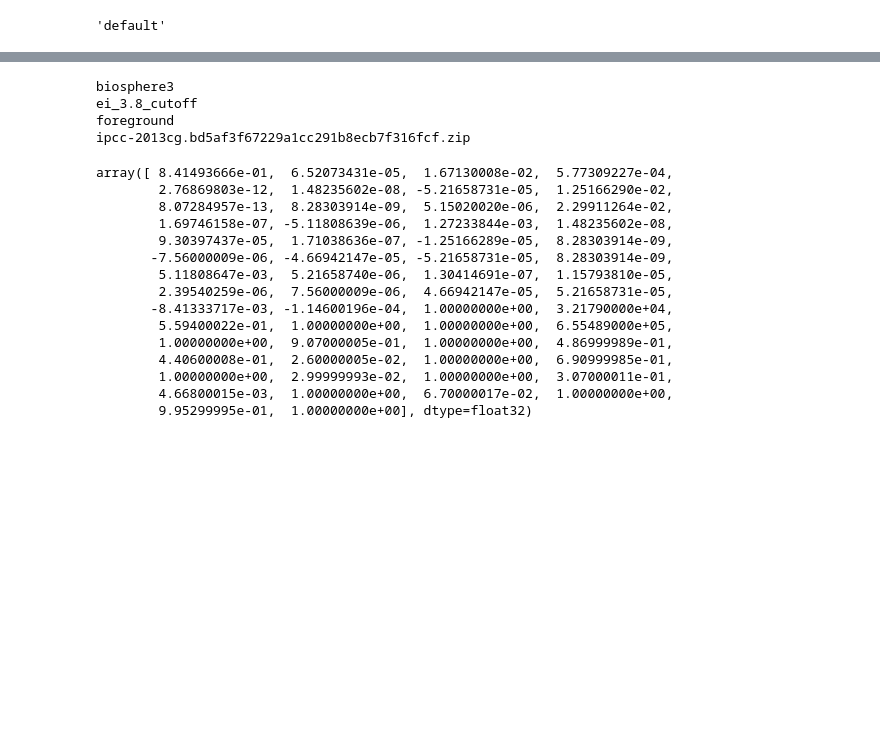
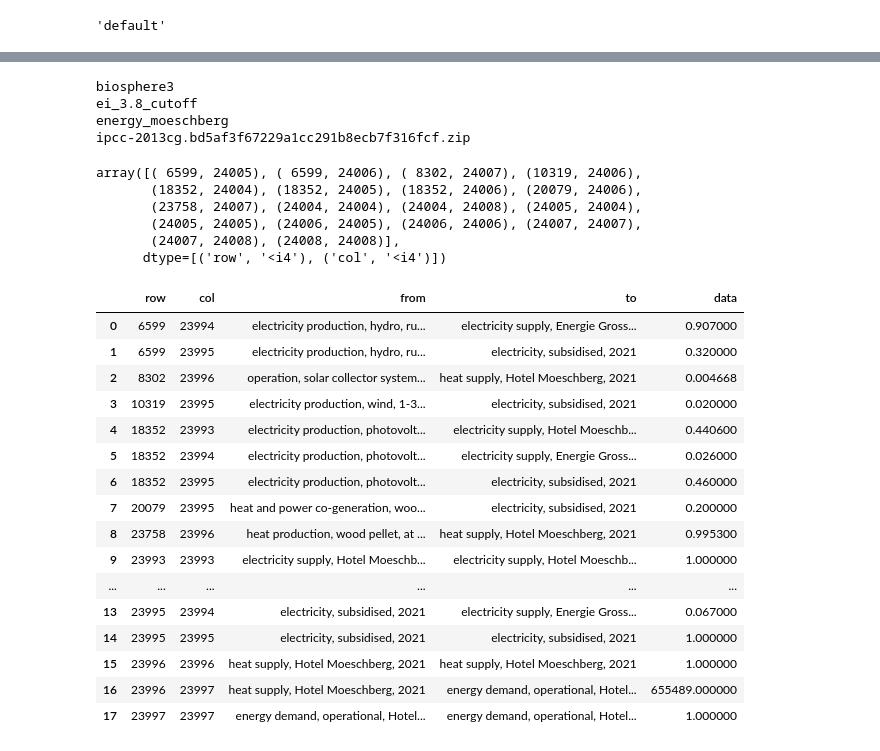
Before and after one commit to tyrael147/moeschpond, a Jupyter notebook: LCA_foreground.ipynb, the cells around one changed output, grey strips where cells are left out. Drawn from its saved outputs; the diff is of its cells as text; code cells hidden in the pictures; blank space fills up the shorter version.

```diff
--- a/LCA_foreground.ipynb
+++ b/LCA_foreground.ipynb
@@ -92,2 +108,2 @@ AssertionError: Must provide valid name for metadata section (got 'None')
 # %%
-fu = {bd.get_activity(database="foreground", name = "Operationnal energy demand"):1}
+fu = {bd.get_activity(database="energy_moeschberg", name = "energy demand, operational, Hotel Moeschberg"):1}
@@ -108,30 +128,24 @@ for obj in objects:
 # %% [output]
 biosphere3
 ei_3.8_cutoff
-foreground
+energy_moeschberg
 ipcc-2013cg.bd5af3f67229a1cc291b8ecb7f316fcf.zip
 # %%
-data, _ = objects[2].get_resource("foreground_technosphere_matrix.data")
-indices, _ = objects[2].get_resource("foreground_technosphere_matrix.indices")
-flip, _ = objects[2].get_resource("foreground_technosphere_matrix.flip")
+data, _ = objects[2].get_resource("energy_moeschberg_technosphere_matrix.data")
+indices, _ = objects[2].get_resource("energy_moeschberg_technosphere_matrix.indices")
+flip, _ = objects[2].get_resource("energy_moeschberg_technosphere_matrix.flip")
+unique_indices = set([a for b in indices for a in b])
+mapping_act=dict.fromkeys(int(i) for i in unique_indices) #json accepts only int not int32
+for i in unique_indices:
+    mapping_act[i]=bd.get_activity(i)['name']
+rows = [tup[0] for tup in indices]
+cols = [tup[1] for tup in indices]
-# %%
-data
-# %% [output]
-array([ 8.41493666e-01,  6.52073431e-05,  1.67130008e-02,  5.77309227e-04,
-        2.76869803e-12,  1.48235602e-08, -5.21658731e-05,  1.25166290e-02,
-        8.07284957e-13,  8.28303914e-09,  5.15020020e-06,  2.29911264e-02,
-        1.69746158e-07, -5.11808639e-06,  1.27233844e-03,  1.48235602e-08,
-        9.30397437e-05,  1.71038636e-07, -1.25166289e-05,  8.28303914e-09,
-       -7.56000009e-06, -4.66942147e-05, -5.21658731e-05,  8.28303914e-09,
-        5.11808647e-03,  5.21658740e-06,  1.30414691e-07,  1.15793810e-05,
-        2.39540259e-06,  7.56000009e-06,  4.66942147e-05,  5.21658731e-05,
-       -8.41333717e-03, -1.14600196e-04,  1.00000000e+00,  3.21790000e+04,
-        5.59400022e-01,  1.00000000e+00,  1.00000000e+00,  6.55489000e+05,
-        1.00000000e+00,  9.07000005e-01,  1.00000000e+00,  4.86999989e-01,
-        4.40600008e-01,  2.60000005e-02,  1.00000000e+00,  6.90999985e-01,
-        1.00000000e+00,  2.99999993e-02,  1.00000000e+00,  3.07000011e-01,
-        4.66800015e-03,  1.00000000e+00,  6.70000017e-02,  1.00000000e+00,
-        9.95299995e-01,  1.00000000e+00], dtype=float32)
 # %%
-rows = [tup[0] for tup in indices]
-cols = [tup[1] for tup in indices]
+indices
+# %% [output]
+array([( 6599, 24005), ( 6599, 24006), ( 8302, 24007), (10319, 24006),
+       (18352, 24004), (18352, 24005), (18352, 24006), (20079, 24006),
+       (23758, 24007), (24004, 24004), (24004, 24008), (24005, 24004),
+       (24005, 24005), (24006, 24005), (24006, 24006), (24007, 24007),
+       (24007, 24008), (24008, 24008)],
+      dtype=[('row', '<i4'), ('col', '<i4')])
@@ -141,4 +152,29 @@ cols = [tup[1] for tup in indices]
 # %%
 import pandas as pd
-matrix_raw = pd.DataFrame({"row":rows, "col":cols, "data":data})
+matrix_raw = pd.DataFrame({"row":rows,
+                           "col":cols,
+                           "from":[mapping_act[idx] for idx in rows],
+                           "to":[mapping_act[idx] for idx in cols],
+                           "data":data
+                          })
 matrix = matrix_raw.pivot(index='row',columns='col', values='data').fillna(0)
+# mapping
+matrix_raw
+# %% [output]
+|  | row | col | from | to | data |
+| 0 | 6599 | 23994 | electricity production, hydro, ru... | electricity supply, Energie Gross... | 0.907000 |
+| 1 | 6599 | 23995 | electricity production, hydro, ru... | electricity, subsidised, 2021 | 0.320000 |
+| 2 | 8302 | 23996 | operation, solar collector system... | heat supply, Hotel Moeschberg, 2021 | 0.004668 |
+| 3 | 10319 | 23995 | electricity production, wind, 1-3... | electricity, subsidised, 2021 | 0.020000 |
+| 4 | 18352 | 23993 | electricity production, photovolt... | electricity supply, Hotel Moeschb... | 0.440600 |
+| 5 | 18352 | 23994 | electricity production, photovolt... | electricity supply, Energie Gross... | 0.026000 |
+| 6 | 18352 | 23995 | electricity production, photovolt... | electricity, subsidised, 2021 | 0.460000 |
+| 7 | 20079 | 23995 | heat and power co-generation, woo... | electricity, subsidised, 2021 | 0.200000 |
+| 8 | 23758 | 23996 | heat production, wood pellet, at ... | heat supply, Hotel Moeschberg, 2021 | 0.995300 |
+| 9 | 23993 | 23993 | electricity supply, Hotel Moeschb... | electricity supply, Hotel Moeschb... | 1.000000 |
+| ... | ... | ... | ... | ... | ... |
+| 13 | 23995 | 23994 | electricity, subsidised, 2021 | electricity supply, Energie Gross... | 0.067000 |
+| 14 | 23995 | 23995 | electricity, subsidised, 2021 | electricity, subsidised, 2021 | 1.000000 |
+| 15 | 23996 | 23996 | heat supply, Hotel Moeschberg, 2021 | heat supply, Hotel Moeschberg, 2021 | 1.000000 |
+| 16 | 23996 | 23997 | heat supply, Hotel Moeschberg, 2021 | energy demand, operational, Hotel... | 655489.000000 |
+| 17 | 23997 | 23997 | energy demand, operational, Hotel... | energy demand, operational, Hotel... | 1.000000 |
```
Also changed, not shown: parts of 19 cells of this notebook, 1 other file.
